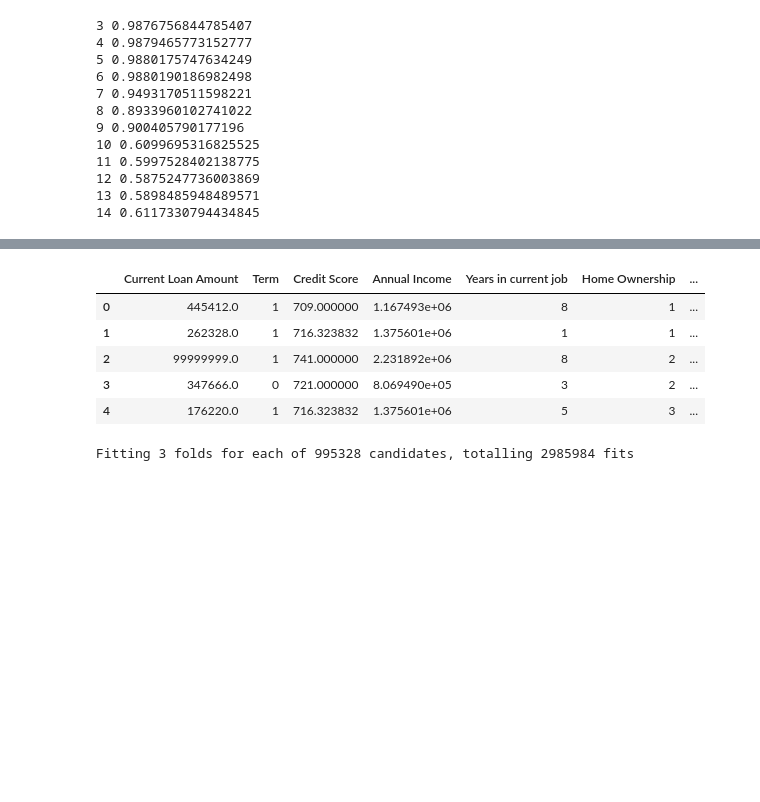
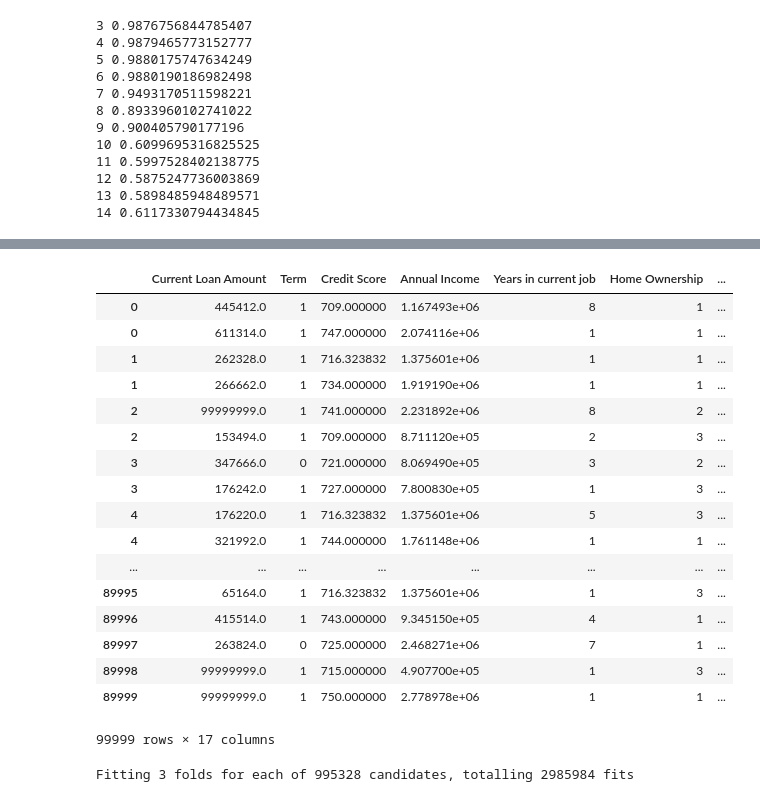
Before and after one commit to m0bi/credit_default_risk, a Jupyter notebook: Feature Engineering.ipynb, the cells around one changed output, grey strips where cells are left out. Drawn from its saved outputs; the diff is of its cells as text; code cells hidden in the pictures; blank space fills up the shorter version.

```diff
--- a/Feature Engineering.ipynb
+++ b/Feature Engineering.ipynb
@@ -474,14 +464,26 @@ total.head()
 train = total[:split]
 test = total[split:]
 # %%
-train.head()
+train
 # %% [output]
 |  | Current Loan Amount | Term | Credit Score | Annual Income | Years in current job | Home Ownership | ... |
 | 0 | 445412.0 | 1 | 709.000000 | 1.167493e+06 | 8 | 1 | ... |
+| 0 | 611314.0 | 1 | 747.000000 | 2.074116e+06 | 1 | 1 | ... |
 | 1 | 262328.0 | 1 | 716.323832 | 1.375601e+06 | 1 | 1 | ... |
+| 1 | 266662.0 | 1 | 734.000000 | 1.919190e+06 | 1 | 1 | ... |
 | 2 | 99999999.0 | 1 | 741.000000 | 2.231892e+06 | 8 | 2 | ... |
+| 2 | 153494.0 | 1 | 709.000000 | 8.711120e+05 | 2 | 3 | ... |
 | 3 | 347666.0 | 0 | 721.000000 | 8.069490e+05 | 3 | 2 | ... |
+| 3 | 176242.0 | 1 | 727.000000 | 7.800830e+05 | 1 | 3 | ... |
 | 4 | 176220.0 | 1 | 716.323832 | 1.375601e+06 | 5 | 3 | ... |
+| 4 | 321992.0 | 1 | 744.000000 | 1.761148e+06 | 1 | 1 | ... |
+| ... | ... | ... | ... | ... | ... | ... | ... |
+| 89995 | 65164.0 | 1 | 716.323832 | 1.375601e+06 | 1 | 3 | ... |
+| 89996 | 415514.0 | 1 | 743.000000 | 9.345150e+05 | 4 | 1 | ... |
+| 89997 | 263824.0 | 0 | 725.000000 | 2.468271e+06 | 7 | 1 | ... |
+| 89998 | 99999999.0 | 1 | 715.000000 | 4.907700e+05 | 1 | 3 | ... |
+| 89999 | 99999999.0 | 1 | 750.000000 | 2.778978e+06 | 1 | 1 | ... |
+99999 rows × 17 columns
 # %%
 y = predict.replace(to_replace=['Fully Paid', 'Charged Off'], value=[0,1])
 # %%
```
Also changed, not shown: parts of 26 cells of this notebook, 4 other files.
